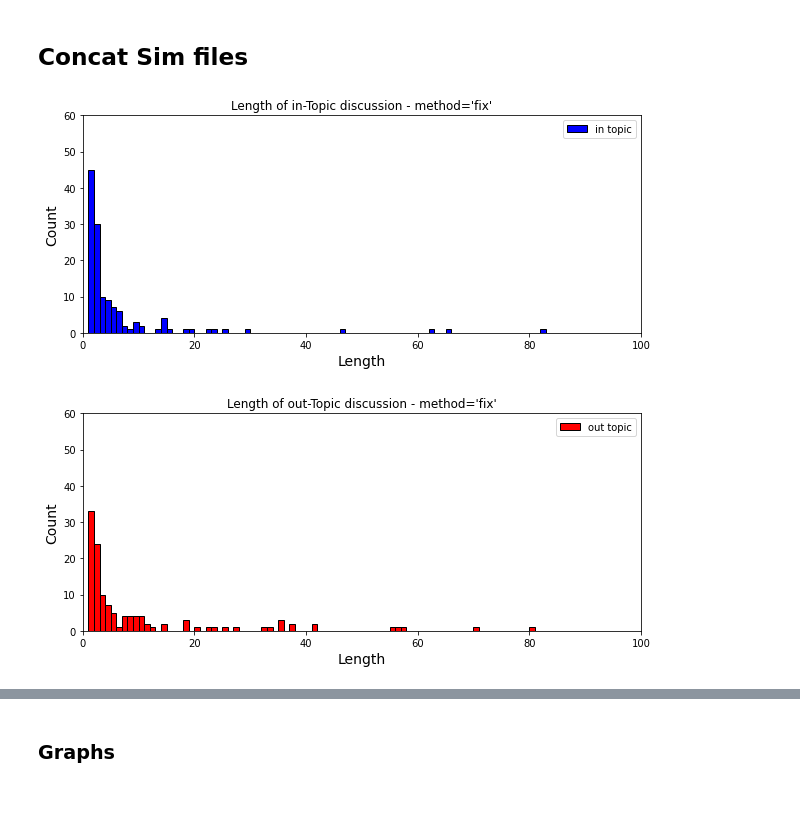
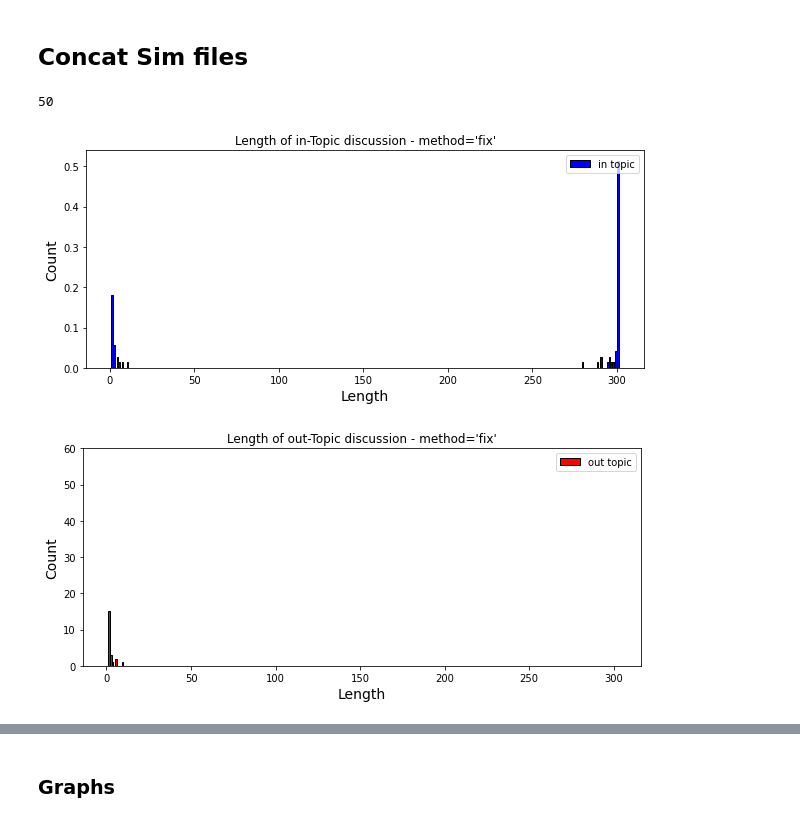
Before and after one commit to DEISI-ULHT-TFC-2021-22/TFC-DEISI258-Modelamento-multi-agente-de-intera-es-em-grupos-sociais, a Jupyter notebook: pynetlogo_ku.ipynb, the cells around one changed output, grey strips where cells are left out. Drawn from its saved outputs; the diff is of its cells as text; code cells hidden in the pictures.

Commit message:
more simulation data

```diff
--- a/pynetlogo_ku.ipynb
+++ b/pynetlogo_ku.ipynb
@@ -104,7 +84,7 @@ MF RATIO -> F - 7 | M - 8
 # %% [markdown]
 ## Get some data
 # %%
-def replace_cols(df):
+def fix_col_names(df):
     df.rename(columns = {
         'compat_ratio':'Topic Divergence',
         '[ratio] of one-of boards':'Avg Compat Ratio',
@@ -176,0 +148,13 @@ for i, sim in enumerate(simulation_reports):
+# %%
+for i in range(1, simulation_times + 1):
+    netlogo.command("setup")
+
+    report = netlogo.repeat_report(reported_columns, iterations)
+    report = fix_col_names(report)
+
+    # write to file
+    report.to_csv(f"{folder_path}/{i}.csv")
+
+    simulation_reports.append(report)
+
+    print(i)
@@ -212,22 +216,12 @@ def plot_one_topic_histogram(topic, topic_type, method, normalised=False):
     plt.title(f"Length of {topic_type}-Topic discussion - {method=}")
     plt.legend(loc='upper right')
 
-    plt.xlim(0,100)
+    # plt.xlim(0,100)
 
     if normalised:
-        plt.ylim(top=0.4)
+        # plt.ylim(top=0.4)
+        pass
     else:
         plt.ylim(top = 60)
+    plt.savefig(f"{folder_path}/{topic_type}.png")
     plt.show()
-# %%
-in_topic = []
-out_topic = []
-
-for x in simulation_reports:
-    # print(x.to_string())
-    in_, out_ = split_topics(x["Topic Divergence"].astype(int))
-    in_topic += in_
-    out_topic += out_
-
-plot_topic_histogram(in_topic, out_topic, method = "Old", normalised = False)
-plot_topic_histogram(in_topic, out_topic, method = "Old", normalised = True)
@@ -254,26 +228,26 @@ plot_topic_histogram(in_topic, out_topic, method = "Old", normalised = True)
 # %% [markdown]
 ## Concat Sim files
+# %%
+simulation_times
+# %% [output]
+50
 # %%
-chosen_method = "fix"
-
-folder = "outputs/sim_0.45_" + chosen_method
-
 in_topic = []
 out_topic = []
 
-for i in range(50):
-    curr_path = f"{folder}/{i}.csv"
+for i in range(1, simulation_times + 1):
+    curr_path = f"{folder_path}/{i}.csv"
     # print(x.to_string())
 
     df = pd.read_csv(curr_path)
 
     in_, out_ = split_topics(df["Topic Divergence"].astype(int))
     in_topic += in_
     out_topic += out_
 
 # TODO : Capitalize(chosen_method) ??
-plot_one_topic_histogram(in_topic, "in", method = chosen_method, normalised = False)
-plot_one_topic_histogram(out_topic, "out", method = chosen_method, normalised = False)
+plot_one_topic_histogram(in_topic, "in", method = method_short, normalised = True)
+plot_one_topic_histogram(out_topic, "out", method = method_short, normalised = False)
 # %% [output]
-[figure, old version]
+[figure, new version]
-[figure, old version]
+[figure, new version]
```
Also changed, not shown: parts of 13 cells of this notebook, 52 other files.
